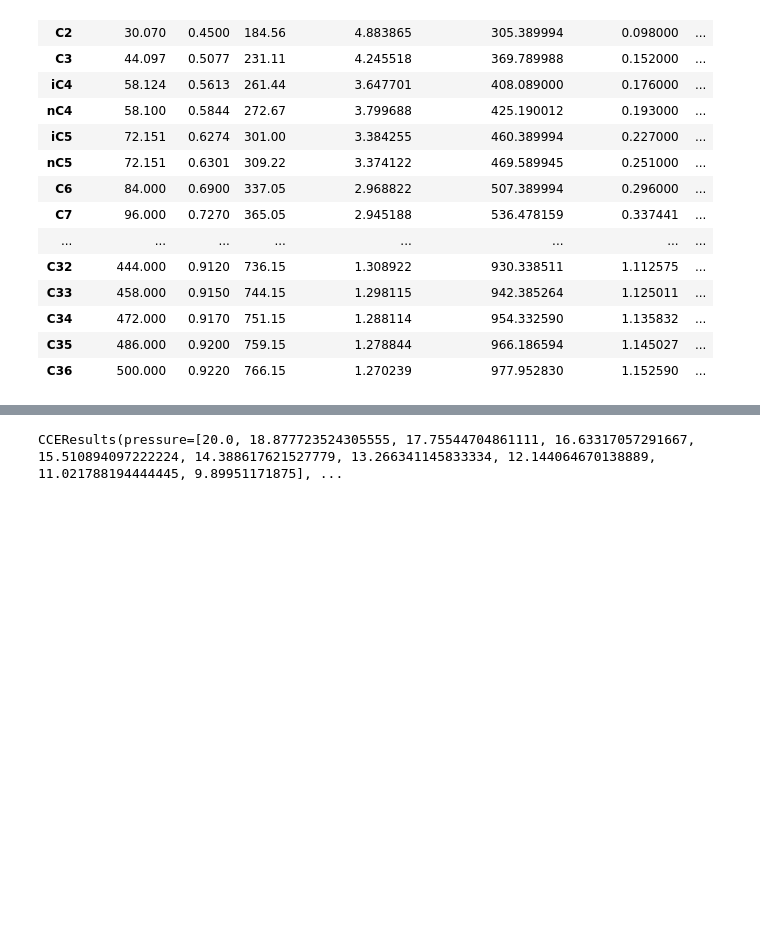
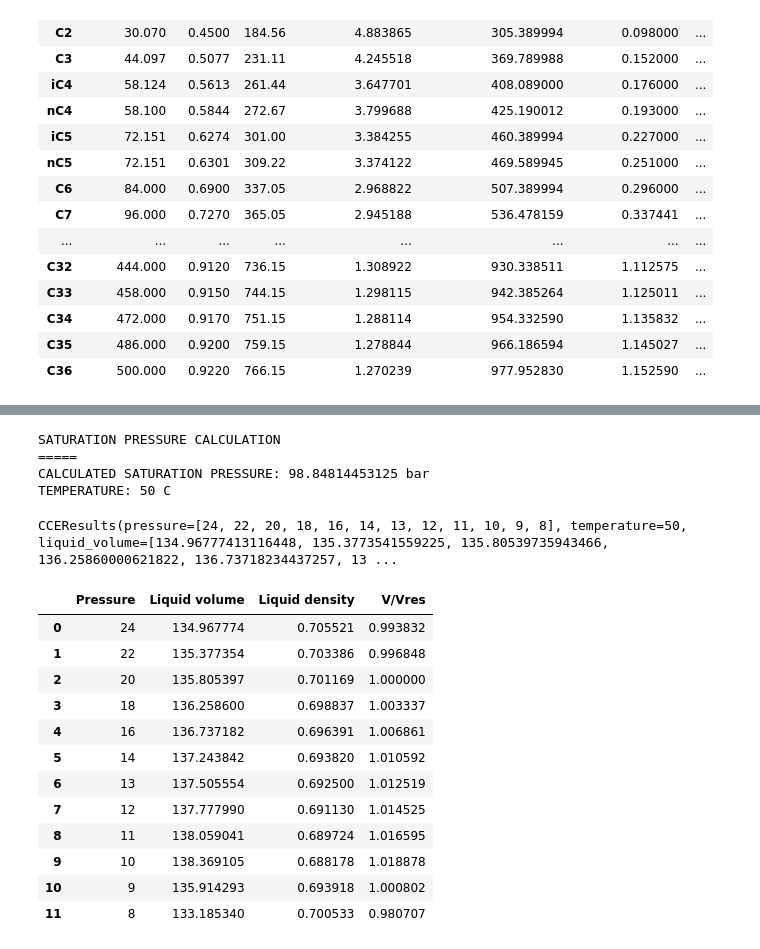
Before and after one commit to SidorenkoDD/BlackBoxFluid, a Jupyter notebook: code/tests2.ipynb, the cells around one changed output, grey strips where cells are left out. Drawn from its saved outputs; the diff is of its cells as text; code cells hidden in the pictures; blank space fills up the shorter version.

```diff
--- a/code/tests2.ipynb
+++ b/code/tests2.ipynb
@@ -393,5 +375,10 @@ Dens    0.047640    0.721719
 # %%
-model1.saturation_pressure(80, p_max= 30)
+model1.saturation_pressure(50, p_max= 40)
+# %% [output]
+SATURATION PRESSURE CALCULATION
+=====
+CALCULATED SATURATION PRESSURE: 98.84814453125 bar
+TEMPERATURE: 50 C
 # %%
 model1.experiments
 # %%
@@ -399,10 +386,26 @@ model1.experiments.SEPARATORTEST.calculate_3stages([5, 0.5, 0.1], [50, 20,20])
 # %%
 sep_test_results_viewer = SeparatorTestResultsViewer()
 sep_test_results_viewer.view(model1.experiments.SEPARATORTEST.result)
+# %%
+model1.experiments.CCE.calculate(p_resirvoir=20, temperature= 50, pressure_by_stages=[24, 22, 20, 18, 16, 14, 13, 12, 11, 10, 9, 8])
+# %% [output]
+CCEResults(pressure=[24, 22, 20, 18, 16, 14, 13, 12, 11, 10, 9, 8], temperature=50, liquid_volume=[134.96777413116448, 135.3773541559225, 135.80539735943466, 136.25860000621822, 136.73718234437257, 13 ...
 # %%
-model1.experiments.CCE.calculate(20, 50)
+model1.experiments.CCE.dataframe
 # %% [output]
-CCEResults(pressure=[20.0, 18.877723524305555, 17.75544704861111, 16.63317057291667, 15.510894097222224, 14.388617621527779, 13.266341145833334, 12.144064670138889, 11.021788194444445, 9.89951171875], ...
+|  | Pressure | Liquid volume | Liquid density | V/Vres |
+| 0 | 24 | 134.967774 | 0.705521 | 0.993832 |
+| 1 | 22 | 135.377354 | 0.703386 | 0.996848 |
+| 2 | 20 | 135.805397 | 0.701169 | 1.000000 |
+| 3 | 18 | 136.258600 | 0.698837 | 1.003337 |
+| 4 | 16 | 136.737182 | 0.696391 | 1.006861 |
+| 5 | 14 | 137.243842 | 0.693820 | 1.010592 |
+| 6 | 13 | 137.505554 | 0.692500 | 1.012519 |
+| 7 | 12 | 137.777990 | 0.691130 | 1.014525 |
+| 8 | 11 | 138.059041 | 0.689724 | 1.016595 |
+| 9 | 10 | 138.369105 | 0.688178 | 1.018878 |
+| 10 | 9 | 135.914293 | 0.693918 | 1.000802 |
+| 11 | 8 | 133.185340 | 0.700533 | 0.980707 |
 # %%
 conds_one_phase = Conditions(14, 50)
 model1.flash(conds_one_phase)
```
Also changed, not shown: parts of 1 cell of this notebook, 1 other file.
